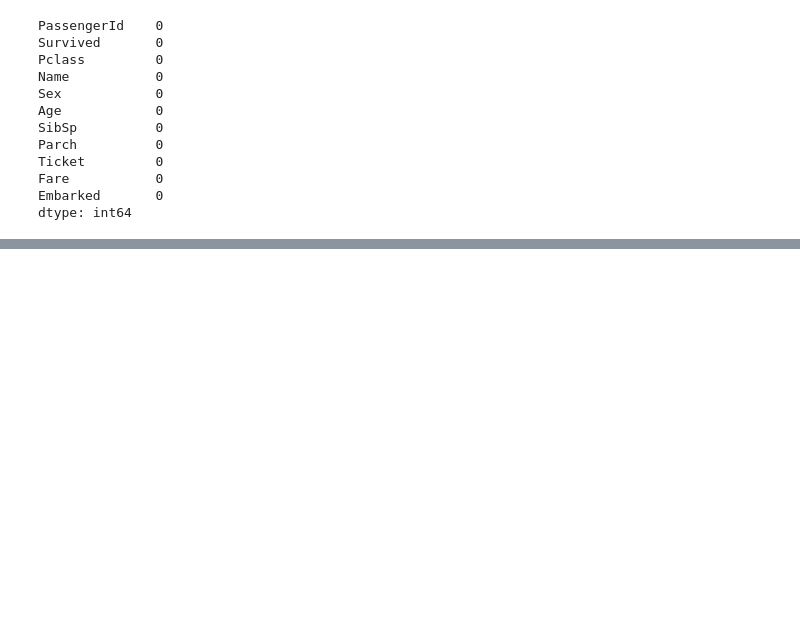
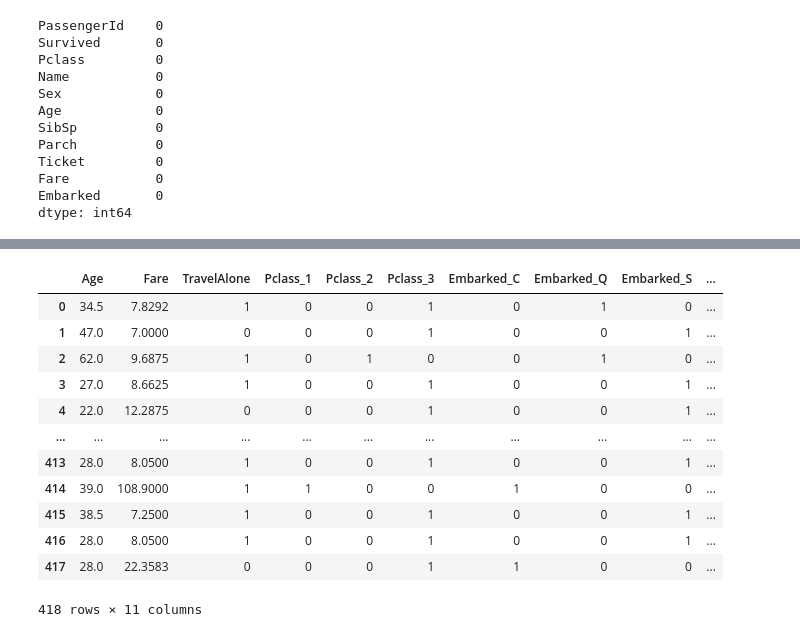
Before and after one commit to amanjaiswalofficial/machine-learning-engineer-roadmap, a Jupyter notebook: kaggle-notebooks/03-algorithms-logistic-regression-titanic-dataset.ipynb, the cells around one changed output, grey strips where cells are left out. Cells and saved outputs as stored; diff of their text form; code cells hidden in the pictures; blank space fills up the shorter version.

```diff
--- a/kaggle-notebooks/03-algorithms-logistic-regression-titanic-dataset.ipynb
+++ b/kaggle-notebooks/03-algorithms-logistic-regression-titanic-dataset.ipynb
@@ -123,0 +138,16 @@ dtype: int64
+# %%
+test_data = test_df.copy()
+test_data["Age"].fillna(train_df["Age"].median(skipna=True), inplace=True)
+test_data["Fare"].fillna(train_df["Fare"].median(skipna=True), inplace=True)
+test_data.drop('Cabin', axis=1, inplace=True)
+
+test_data['TravelAlone']=np.where((test_data["SibSp"]+test_data["Parch"])>0, 0, 1)
+
+test_data.drop('SibSp', axis=1, inplace=True)
+test_data.drop('Parch', axis=1, inplace=True)
+
+testing = pd.get_dummies(test_data, columns=["Pclass","Embarked","Sex"])
+testing.drop('Sex_female', axis=1, inplace=True)
+testing.drop('PassengerId', axis=1, inplace=True)
+testing.drop('Name', axis=1, inplace=True)
+testing.drop('Ticket', axis=1, inplace=True)
@@ -123,0 +194,16 @@ dtype: int64
+# %%
+test_df
+# %% [output]
+|  | Age | Fare | TravelAlone | Pclass_1 | Pclass_2 | Pclass_3 | Embarked_C | Embarked_Q | Embarked_S | ... |
+| 0 | 34.5 | 7.8292 | 1 | 0 | 0 | 1 | 0 | 1 | 0 | ... |
+| 1 | 47.0 | 7.0000 | 0 | 0 | 0 | 1 | 0 | 0 | 1 | ... |
+| 2 | 62.0 | 9.6875 | 1 | 0 | 1 | 0 | 0 | 1 | 0 | ... |
+| 3 | 27.0 | 8.6625 | 1 | 0 | 0 | 1 | 0 | 0 | 1 | ... |
+| 4 | 22.0 | 12.2875 | 0 | 0 | 0 | 1 | 0 | 0 | 1 | ... |
+| ... | ... | ... | ... | ... | ... | ... | ... | ... | ... | ... |
+| 413 | 28.0 | 8.0500 | 1 | 0 | 0 | 1 | 0 | 0 | 1 | ... |
+| 414 | 39.0 | 108.9000 | 1 | 1 | 0 | 0 | 1 | 0 | 0 | ... |
+| 415 | 38.5 | 7.2500 | 1 | 0 | 0 | 1 | 0 | 0 | 1 | ... |
+| 416 | 28.0 | 8.0500 | 1 | 0 | 0 | 1 | 0 | 0 | 1 | ... |
+| 417 | 28.0 | 22.3583 | 0 | 0 | 0 | 1 | 1 | 0 | 0 | ... |
+418 rows × 11 columns
```
Also changed, not shown: parts of 18 cells of this notebook.
